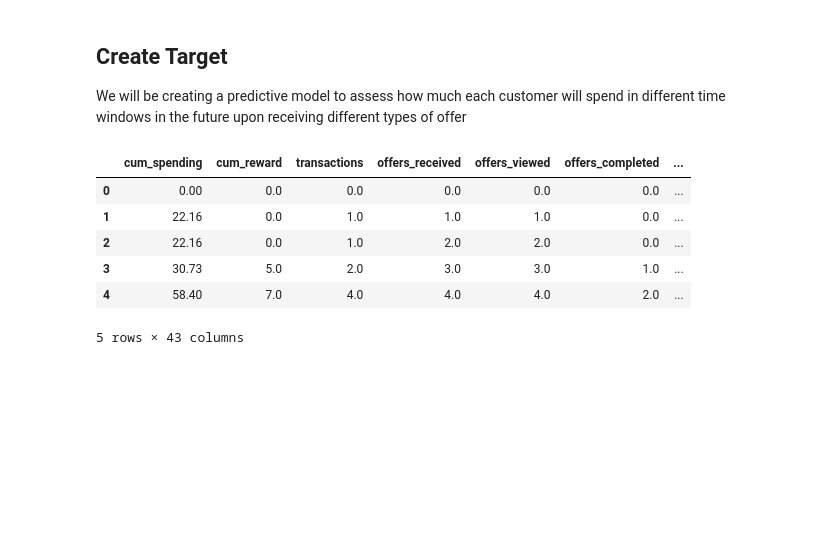
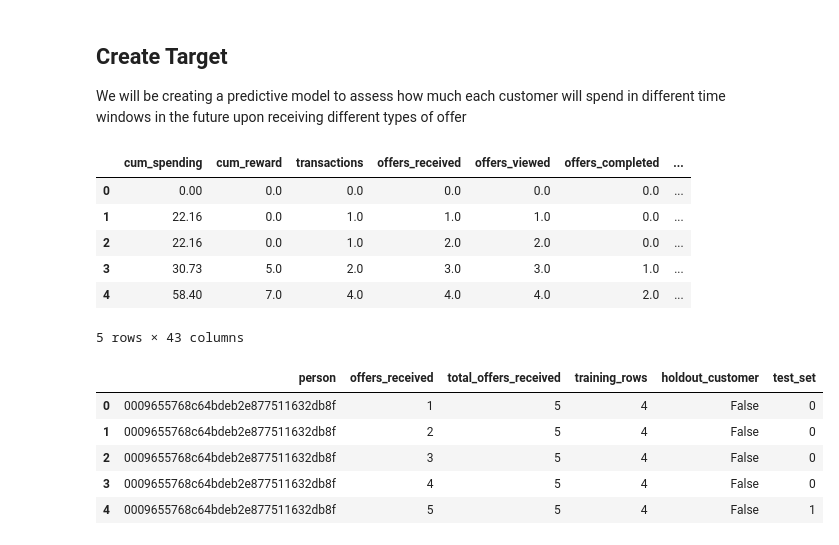
Before and after one commit to felipe-takaoka/starbucks-capstone, a Jupyter notebook: Starbucks_Capstone_notebook.ipynb, the cells around one changed output. Saved outputs shown, nothing was run; the diff lists cells and outputs as text; code cells hidden in the pictures; blank space fills up the shorter version.

Commit message:
feat: Create customer df with test split

```diff
--- a/Starbucks_Capstone_notebook.ipynb
+++ b/Starbucks_Capstone_notebook.ipynb
@@ -501,18 +501,11 @@ Y_df = Y_df[Y_df["event"]=="offer received"]
 Y_df = Y_df.drop(columns=["event","amount"])
 # %%
 # Create training dataset
-df = transcript_feats[transcript_feats["event"]=="offer received"].copy()
-df = df.merge(Y_df, on=["person","time"], how="left")
-df = df.drop(columns=["person","event_no","time","event","amount","reward","offer_id","offer_code"])
-
-# Create regression model to predict spending
-# 1. Drop correlated features / Make feature eng (mainly interactions)
-  # specially marketing channels
-# 2. Split train and tests datasets (sample customers and customer events occurring after xx% of their timeline length)
-# 3. Normalize features
-# 4. Train regression model
-# 5. Assess errors in the three regions defined by step 2
-# 6. Assess coefficients for the boolean features for valid offers
+df_full = transcript_feats[transcript_feats["event"]=="offer received"].copy()
+df_full = df_full.merge(Y_df, on=["person","time"], how="left")
+df = df_full.drop(columns=[
+        "person","event_no","time","event","amount","reward","offer_id","offer_code"]
+    ).copy()
 
 df.head()
 # %% [output]
@@ -525,3 +518,36 @@ df.head()
 5 rows × 43 columns
 # %%
 df.head(7).to_clipboard(index=False,decimal=",")
+# %%
+df_split_data = df_full[["person","offers_received"]].copy()
+
+# Percentage of test splits for events in the future and holdout customers
+split_test_future = .1
+split_test_customers = .1
+
+# Offers received corresponds to the row number of the customer
+df_split_data["offers_received"] = df_split_data["offers_received"].astype(int) + 1
+df_split_data["total_offers_received"] = df_split_data.groupby("person")["offers_received"].transform("max")
+
+# Calculate for all customer the number of rows of "past" events to keep in the training set
+df_split_data["training_rows"] = (1-split_test_future)*df_split_data["total_offers_received"]
+df_split_data["training_rows"] = (df_split_data["training_rows"].round(0)).astype(int)
+
+# Sample random holdout customers to test set and merge
+holdout_test_customers = df_split_data[["person"]].drop_duplicates().sample(frac=split_test_customers)
+holdout_test_customers["holdout_customer"] = True
+df_split_data = df_split_data.merge(holdout_test_customers, on="person", how="left")
+df_split_data["holdout_customer"] = df_split_data["holdout_customer"].fillna(False)
+
+# Create flag for test set
+mask_test_future = df_split_data["offers_received"] > df_split_data["training_rows"]
+df_split_data["test_set"] = 1*(df_split_data["holdout_customer"] | mask_test_future)
+
+df_split_data.head()
+# %% [output]
+|  | person | offers_received | total_offers_received | training_rows | holdout_customer | test_set |
+| 0 | 0009655768c64bdeb2e877511632db8f | 1 | 5 | 4 | False | 0 |
+| 1 | 0009655768c64bdeb2e877511632db8f | 2 | 5 | 4 | False | 0 |
+| 2 | 0009655768c64bdeb2e877511632db8f | 3 | 5 | 4 | False | 0 |
+| 3 | 0009655768c64bdeb2e877511632db8f | 4 | 5 | 4 | False | 0 |
+| 4 | 0009655768c64bdeb2e877511632db8f | 5 | 5 | 4 | False | 1 |
```
Also changed, not shown: parts of 1 cell of this notebook.
